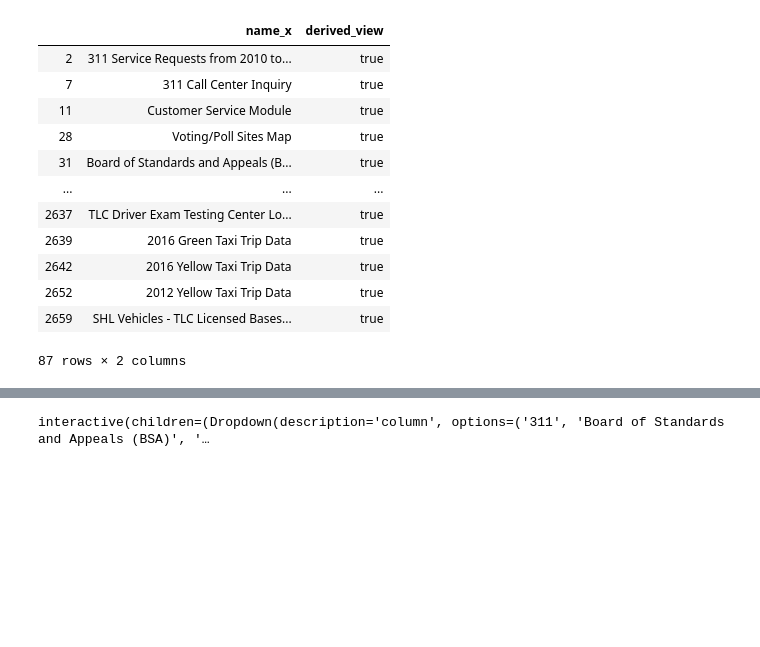
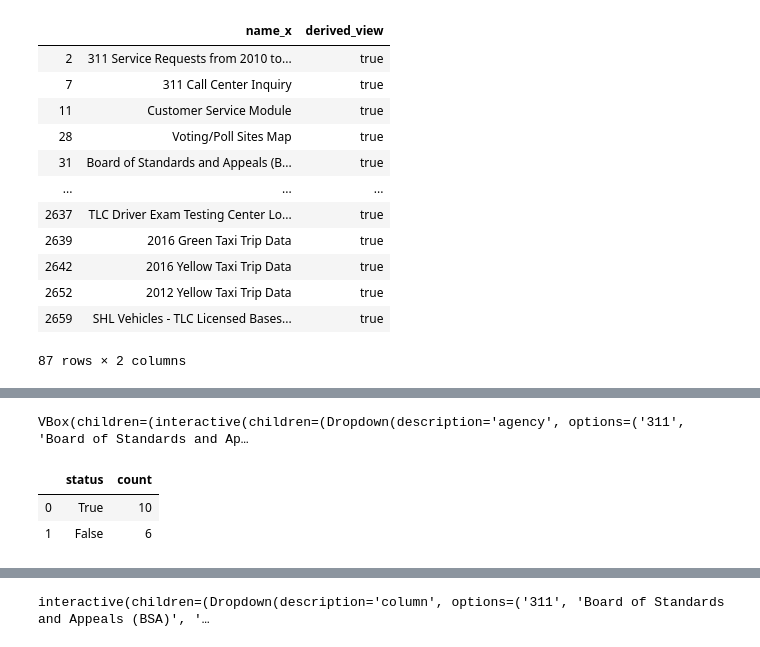
Before and after one commit to jamjensen/binder, a Jupyter notebook: Test_Interact.ipynb, the cells around one changed output, grey strips where cells are left out. Cells and saved outputs as stored; diff of their text form; code cells hidden in the pictures; blank space fills up the shorter version.

```diff
--- a/Test_Interact.ipynb
+++ b/Test_Interact.ipynb
@@ -223,3 +221,28 @@ df = fresh_df
 # %%
 import nbinteract as nbi
+# %%
+def get_stale_status(agency):
+    common_filter = fresh_df[(fresh_df.agency == agency)]
+    df = common_filter.fresh.value_counts().reset_index().rename(columns={'index':'status','fresh':'count'})
+    return df['status']
+
+def get_stale_counts(agency):
+    return df['count']
+
+
+nbi.bar(get_stale_status,
+       get_stale_counts,
+       agency=list(fresh_df.agency.unique()))
+# %% [output]
+VBox(children=(interactive(children=(Dropdown(description='agency', options=('311', 'Board of Standards and Ap…
+# %%
+agency = 'Department of Homeless Services (DHS)'
+common_filter = fresh_df[(fresh_df.agency == agency)]
+df = common_filter.fresh.value_counts().reset_index().rename(columns={'index':'status','fresh':'count'})
+# %%
+df.head()
+# %% [output]
+|  | status | count |
+| 0 | True | 10 |
+| 1 | False | 6 |
 # %%
```
Also changed, not shown: parts of 3 cells of this notebook.
